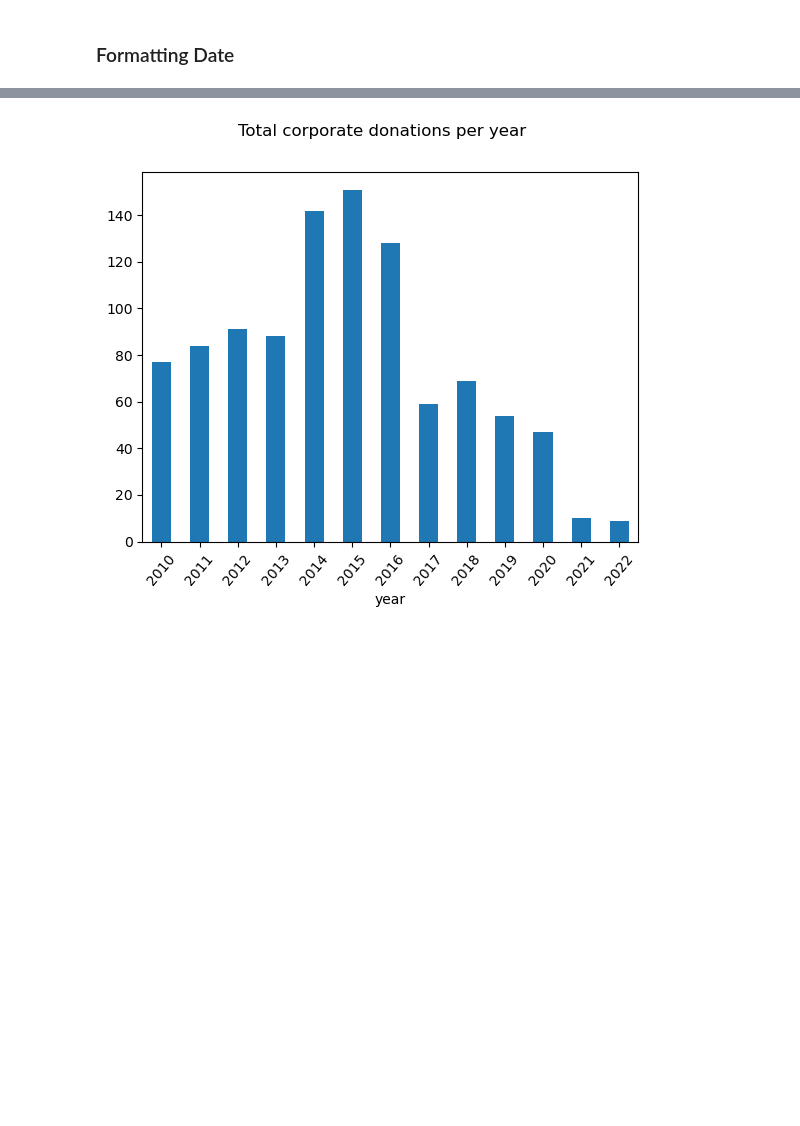
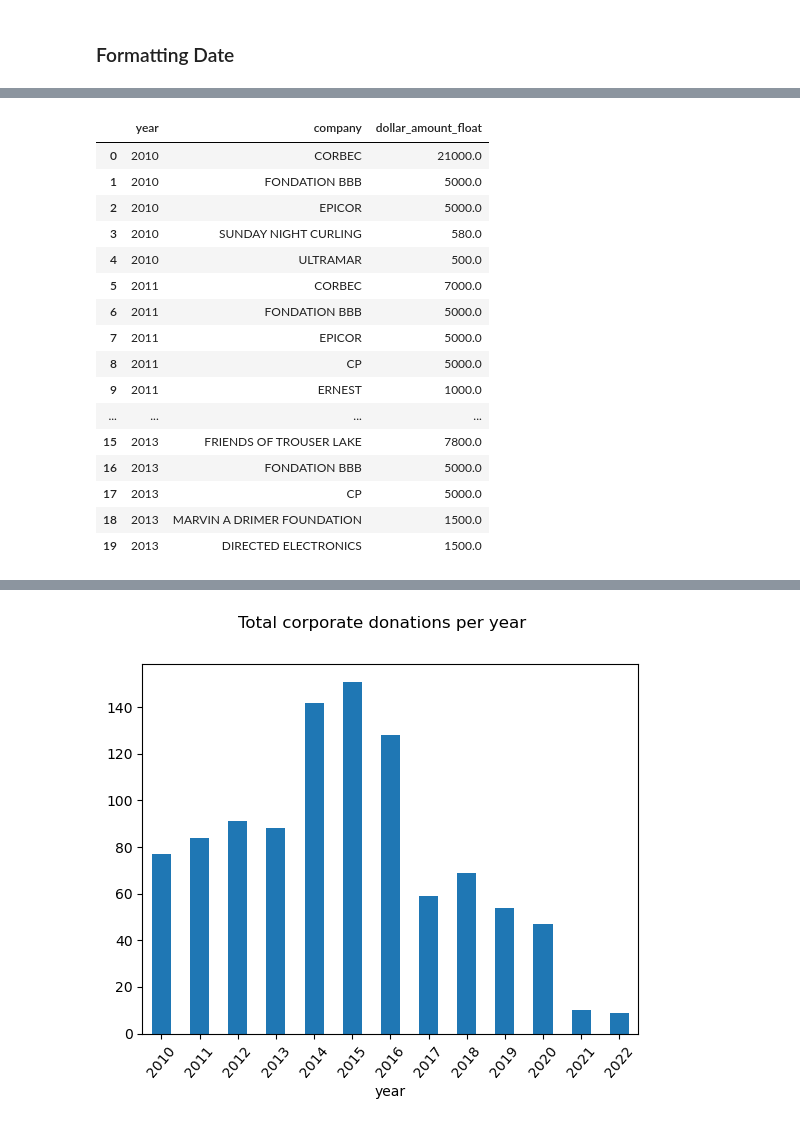
Before and after one commit to carlosfg97/Kurling4Kids, a Jupyter notebook: past_donors/past_donors_etl.ipynb, the cells around one changed output, grey strips where cells are left out. Saved outputs shown, nothing was run; the diff lists cells and outputs as text; code cells hidden in the pictures; blank space fills up the shorter version.

```diff
--- a/past_donors/past_donors_etl.ipynb
+++ b/past_donors/past_donors_etl.ipynb
@@ -240,0 +271,20 @@ plt.show()
+# %%
+df_top_peryear.head(20)
+# %% [output]
+|  | year | company | dollar_amount_float |
+| 0 | 2010 | CORBEC | 21000.0 |
+| 1 | 2010 | FONDATION BBB | 5000.0 |
+| 2 | 2010 | EPICOR | 5000.0 |
+| 3 | 2010 | SUNDAY NIGHT CURLING | 580.0 |
+| 4 | 2010 | ULTRAMAR | 500.0 |
+| 5 | 2011 | CORBEC | 7000.0 |
+| 6 | 2011 | FONDATION BBB | 5000.0 |
+| 7 | 2011 | EPICOR | 5000.0 |
+| 8 | 2011 | CP | 5000.0 |
+| 9 | 2011 | ERNEST | 1000.0 |
+| ... | ... | ... | ... |
+| 15 | 2013 | FRIENDS OF TROUSER LAKE | 7800.0 |
+| 16 | 2013 | FONDATION BBB | 5000.0 |
+| 17 | 2013 | CP | 5000.0 |
+| 18 | 2013 | MARVIN A DRIMER FOUNDATION | 1500.0 |
+| 19 | 2013 | DIRECTED ELECTRONICS | 1500.0 |
```
Also changed, not shown: parts of 50 cells of this notebook, 1 other file.
